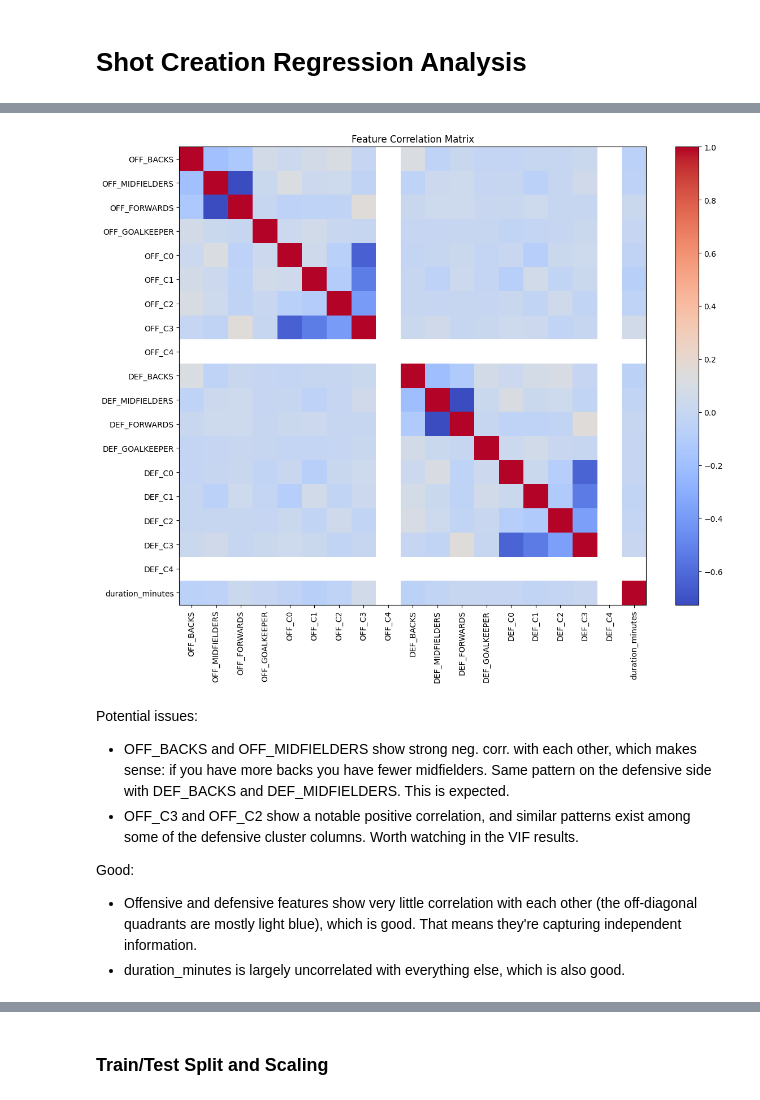
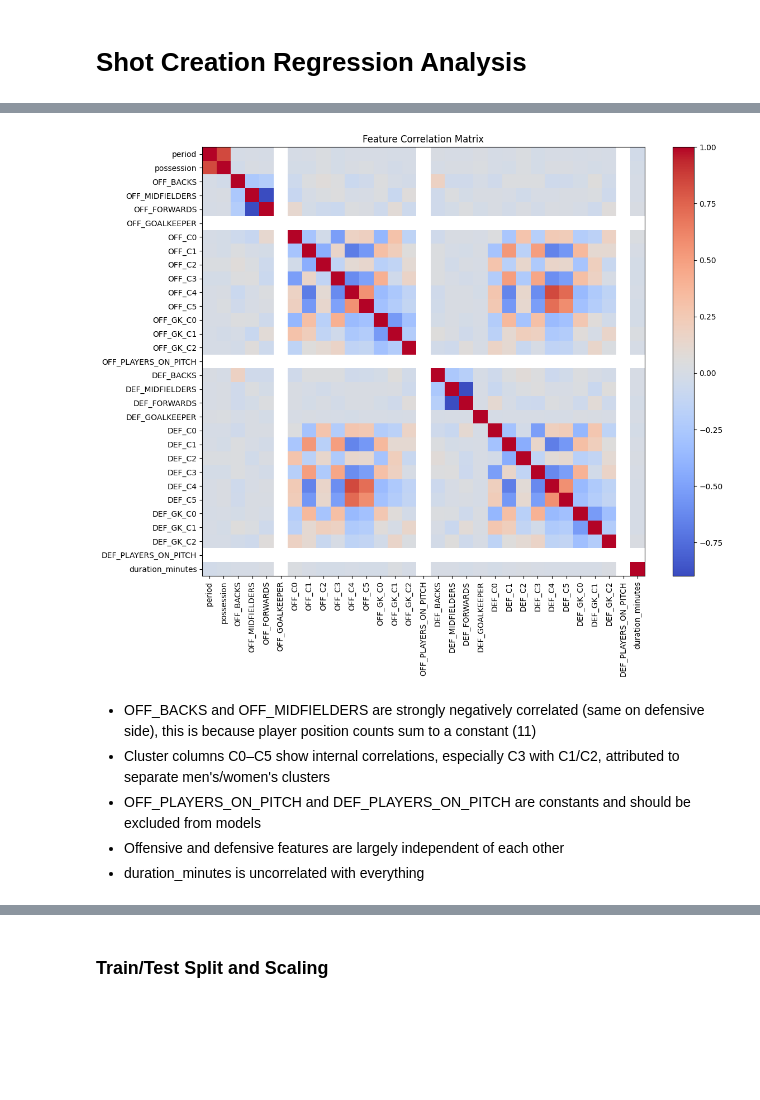
Before and after one commit to sflax91/soccer-analytics-capstone-template, a Jupyter notebook: data/Additional/Practicum Regression Analysis.ipynb, the cells around one changed output, grey strips where cells are left out. Cells and saved outputs as stored; diff of their text form; code cells hidden in the pictures; blank space fills up the shorter version.

```diff
--- a/data/Additional/Practicum Regression Analysis.ipynb
+++ b/data/Additional/Practicum Regression Analysis.ipynb
@@ -61,27 +58,27 @@ Name: proportion, dtype: float64
 # %%
 ## correlation check
 
-numeric_features = [col for col in df.columns if col != 'possession_type' and col != 'has_shot' and col != 'total_xg' and col != 'n_shots']
+# columns to exclude from numeric features because they are not numbers, or they're response vars
+exclude = ['possession_type', 'has_shot', 'total_xg', 'n_shots',
+           'match_id', 'OFF_TEAM_ID', 'DEF_TEAM_ID',
+           'OFF_MEN_WOMEN', 'DEF_MEN_WOMEN']
 
+numeric_features = [col for col in df.columns if col not in exclude]
 corr_matrix = df[numeric_features].corr()
 plt.figure(figsize=(12, 10))
 plt.imshow(corr_matrix, cmap='coolwarm', aspect='auto')
 plt.colorbar()
 plt.xticks(range(len(numeric_features)), numeric_features, rotation=90)
 plt.yticks(range(len(numeric_features)), numeric_features)
 plt.title('Feature Correlation Matrix')
 plt.tight_layout()
 plt.show()
 # %% [output]
-[figure, old version]
+[figure, new version]
 # %% [markdown]
-Potential issues:
-
-* OFF_BACKS and OFF_MIDFIELDERS show strong neg. corr. with each other, which makes sense: if you have more backs you have fewer midfielders. Same pattern on the defensive side with DEF_BACKS and DEF_MIDFIELDERS. This is expected.
-* OFF_C3 and OFF_C2 show a notable positive correlation, and similar patterns exist among some of the defensive cluster columns. Worth watching in the VIF results.
-
-Good:
-
-* Offensive and defensive features show very little correlation with each other (the off-diagonal quadrants are mostly light blue), which is good. That means they're capturing independent information.
-* duration_minutes is largely uncorrelated with everything else, which is also good.
+* OFF_BACKS and OFF_MIDFIELDERS are strongly negatively correlated (same on defensive side), this is  because player position counts sum to a constant (11)
+* Cluster columns C0–C5 show internal correlations, especially C3 with C1/C2, attributed to separate men's/women's clusters
+* OFF_PLAYERS_ON_PITCH and DEF_PLAYERS_ON_PITCH are constants and  should be excluded from models
+* Offensive and defensive features are largely independent of each other
+* duration_minutes is uncorrelated with everything
 # %%
```
Also changed, not shown: parts of 32 cells of this notebook, 11 other files.
